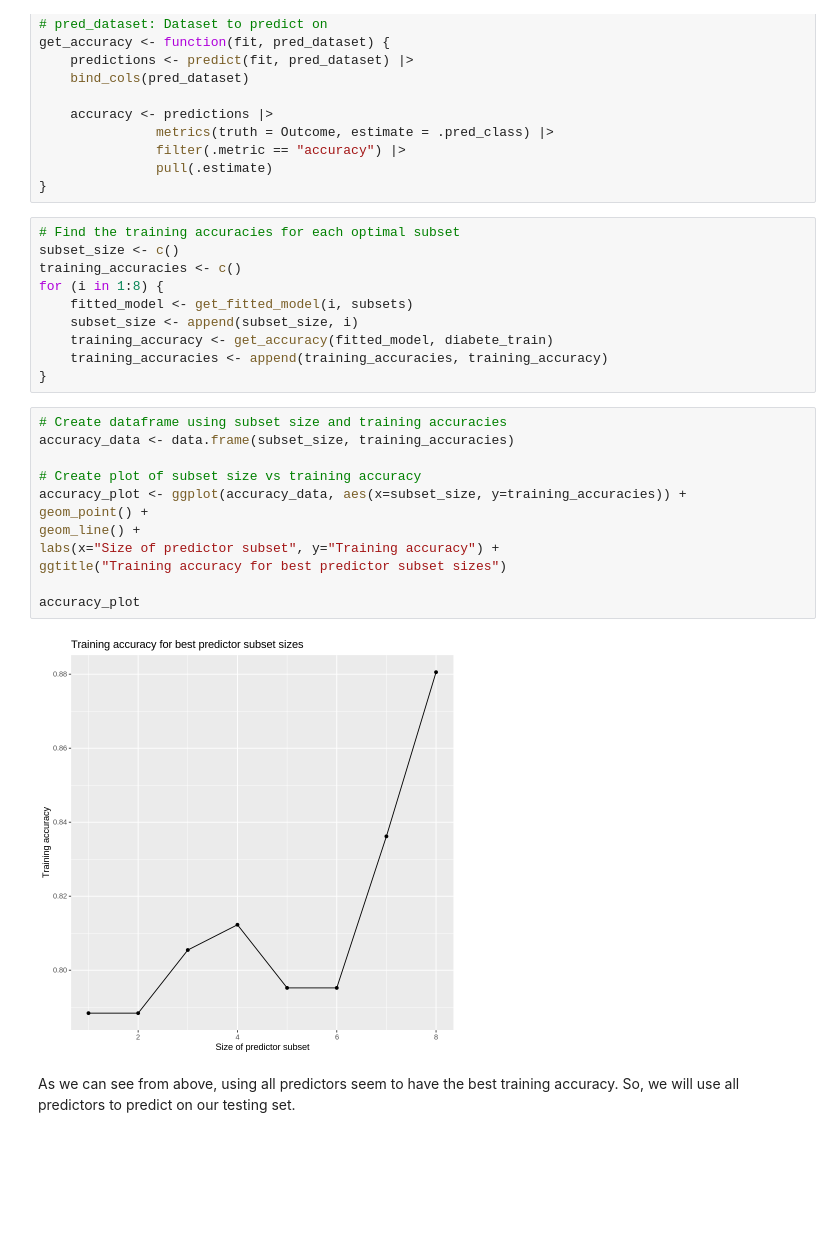
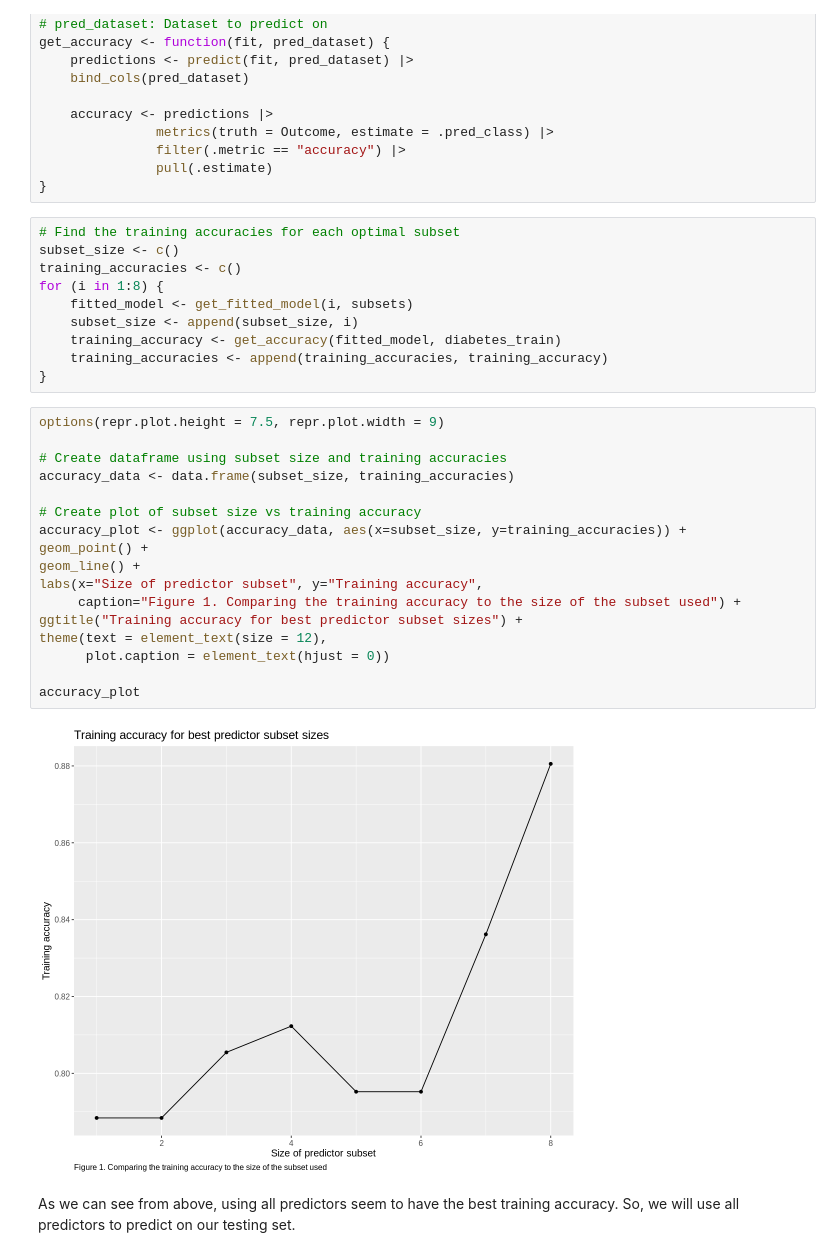
Before and after one commit to hsgao12/dsci-100-group-132, a Jupyter notebook: DSCI100 report.ipynb, the cells around one changed output. Drawn from its saved outputs; the diff is of its cells as text; blank space fills up the shorter version.

Commit message:
Additional table and figure captions

```diff
--- a/DSCI100 report.ipynb
+++ b/DSCI100 report.ipynb
@@ -286,23 +309,28 @@ training_accuracies <- c()
 for (i in 1:8) {
     fitted_model <- get_fitted_model(i, subsets)
     subset_size <- append(subset_size, i)
-    training_accuracy <- get_accuracy(fitted_model, diabete_train)
+    training_accuracy <- get_accuracy(fitted_model, diabetes_train)
     training_accuracies <- append(training_accuracies, training_accuracy)
 }
 # %%
+options(repr.plot.height = 7.5, repr.plot.width = 9)
+
 # Create dataframe using subset size and training accuracies
 accuracy_data <- data.frame(subset_size, training_accuracies)
 
 # Create plot of subset size vs training accuracy
 accuracy_plot <- ggplot(accuracy_data, aes(x=subset_size, y=training_accuracies)) +
 geom_point() +
 geom_line() +
-labs(x="Size of predictor subset", y="Training accuracy") +
-ggtitle("Training accuracy for best predictor subset sizes")
+labs(x="Size of predictor subset", y="Training accuracy",
+     caption="Figure 1. Comparing the training accuracy to the size of the subset used") +
+ggtitle("Training accuracy for best predictor subset sizes") +
+theme(text = element_text(size = 12),
+      plot.caption = element_text(hjust = 0))
 
 accuracy_plot
 # %% [output]
-[figure, old version]
+[figure, new version]
 # %% [markdown]
 As we can see from above, using all predictors seem to have the best training accuracy. So, we will use all predictors to predict on our testing set.
 # %%
```
Also changed, not shown: parts of 13 cells of this notebook.
